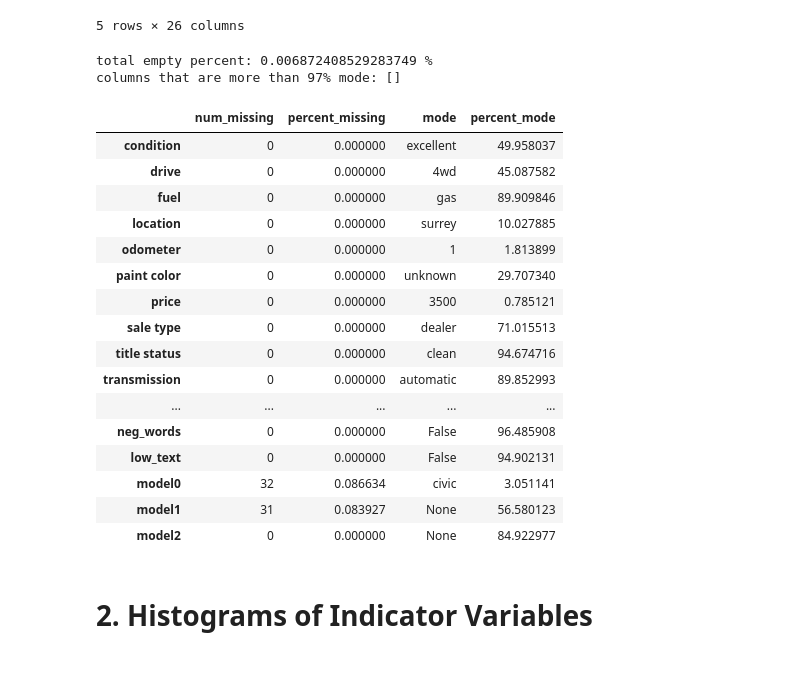
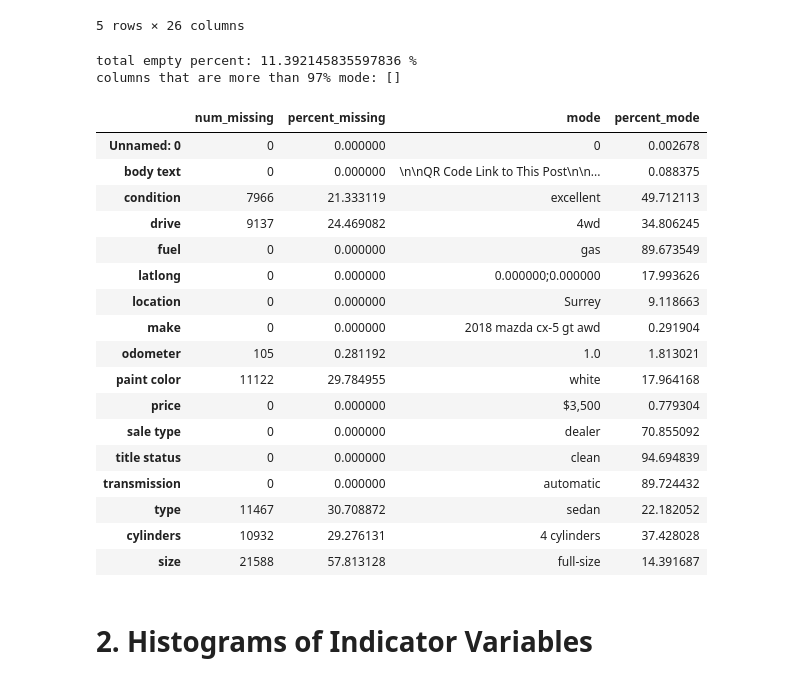
Before and after one commit to asylve/Craiglist-Cars-Study, a Jupyter notebook: EDA.ipynb, the cells around one changed output. Saved outputs shown, nothing was run; the diff lists cells and outputs as text; code cells hidden in the pictures.

```diff
--- a/EDA.ipynb
+++ b/EDA.ipynb
@@ -34,41 +34,42 @@ cars.head()
 # %%
 #check for missing data
 def get_missing_info(df):
     num_entries = df.shape[0]*df.shape[1]
     null_entries = df.isnull().sum().sum()
     percent_empty = null_entries/num_entries*100
     num_missing = df.isna().sum()
     percent_missing = num_missing/len(df)*100
     col_modes = df.mode().loc[0]
     percent_mode = [df[x].isin([df[x].mode()[0]]).sum()/len(df)*100 for x in df]
     missing_value_df = pd.DataFrame({'num_missing': num_missing,
                                      'percent_missing': percent_missing,
                                      'mode': col_modes,
                                      'percent_mode':percent_mode})
     print('total empty percent:', percent_empty, '%')
     print('columns that are more than 97% mode:', missing_value_df.loc[missing_value_df['percent_mode']>97].index.values)
     return(missing_value_df)
-get_missing_info(cars)
+get_missing_info(pd.read_csv('cars.csv'))
 # %% [output]
-total empty percent: 0.006872408529283749 %
+total empty percent: 11.392145835597836 %
 columns that are more than 97% mode: []
 |  | num_missing | percent_missing | mode | percent_mode |
-| condition | 0 | 0.000000 | excellent | 49.958037 |
-| drive | 0 | 0.000000 | 4wd | 45.087582 |
-| fuel | 0 | 0.000000 | gas | 89.909846 |
-| location | 0 | 0.000000 | surrey | 10.027885 |
-| odometer | 0 | 0.000000 | 1 | 1.813899 |
-| paint color | 0 | 0.000000 | unknown | 29.707340 |
-| price | 0 | 0.000000 | 3500 | 0.785121 |
-| sale type | 0 | 0.000000 | dealer | 71.015513 |
-| title status | 0 | 0.000000 | clean | 94.674716 |
-| transmission | 0 | 0.000000 | automatic | 89.852993 |
-| ... | ... | ... | ... | ... |
-| neg_words | 0 | 0.000000 | False | 96.485908 |
-| low_text | 0 | 0.000000 | False | 94.902131 |
-| model0 | 32 | 0.086634 | civic | 3.051141 |
-| model1 | 31 | 0.083927 | None | 56.580123 |
-| model2 | 0 | 0.000000 | None | 84.922977 |
+| Unnamed: 0 | 0 | 0.000000 | 0 | 0.002678 |
+| body text | 0 | 0.000000 | \n\nQR Code Link to This Post\n\n... | 0.088375 |
+| condition | 7966 | 21.333119 | excellent | 49.712113 |
+| drive | 9137 | 24.469082 | 4wd | 34.806245 |
+| fuel | 0 | 0.000000 | gas | 89.673549 |
+| latlong | 0 | 0.000000 | 0.000000;0.000000 | 17.993626 |
+| location | 0 | 0.000000 | Surrey | 9.118663 |
+| make | 0 | 0.000000 | 2018 mazda cx-5 gt awd | 0.291904 |
+| odometer | 105 | 0.281192 | 1.0 | 1.813021 |
+| paint color | 11122 | 29.784955 | white | 17.964168 |
+| price | 0 | 0.000000 | $3,500 | 0.779304 |
+| sale type | 0 | 0.000000 | dealer | 70.855092 |
+| title status | 0 | 0.000000 | clean | 94.694839 |
+| transmission | 0 | 0.000000 | automatic | 89.724432 |
+| type | 11467 | 30.708872 | sedan | 22.182052 |
+| cylinders | 10932 | 29.276131 | 4 cylinders | 37.428028 |
+| size | 21588 | 57.813128 | full-size | 14.391687 |
 # %% [markdown]
 # 2. Histograms of Indicator Variables
 # %%
```
Also changed, not shown: 2 other files.
